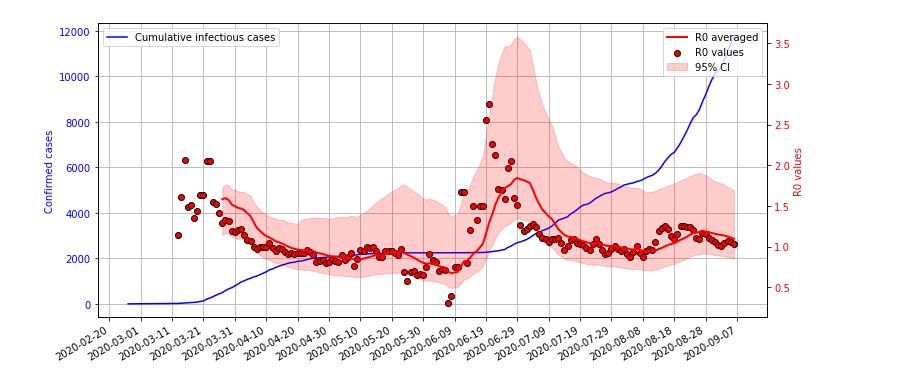
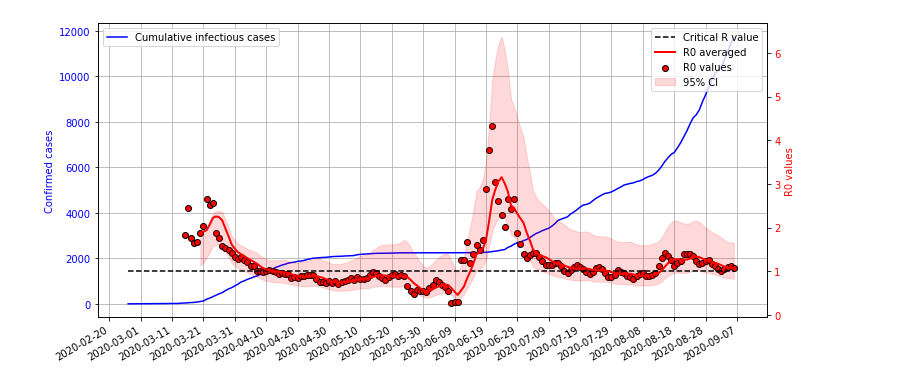
Before and after one commit to akapet00/coropy, a Jupyter notebook: sandbox/06-Basic-Reproduction-Number-Time-Series.ipynb, the cells around one changed output. Saved outputs shown, nothing was run; the diff lists cells and outputs as text; code cells hidden in the pictures.

```diff
--- a/sandbox/06-Basic-Reproduction-Number-Time-Series.ipynb
+++ b/sandbox/06-Basic-Reproduction-Number-Time-Series.ipynb
@@ -14,9 +15,15 @@ from covid_19 import R0
 confirmed_cases = np.loadtxt('../data/confirmed_cases.dat')
 daily_tests = np.loadtxt('../data/tests.dat')
 epidemics_start_date = dt.datetime(2020, 2, 26)
-averaging_period = 15
-shedding_period = 2
-delay = averaging_period + shedding_period - 1
+averaging_period = 16
+testing_delay = 3
+delay = averaging_period + testing_delay - 1
 # %%
-Rs = R0.estimate(confirmed_cases, averaging_period, shedding_period)
-Rs_smoothed = moving_average(Rs, averaging_period)
+Rs, daily_smooth = R0.estimate(confirmed_cases, averaging_period, testing_delay)
+Rs_smoothed = moving_average(Rs, ceil(averaging_period/testing_delay))
+
+lb_scaler, ub_scaler = R0.uncertainty_quantification(
+    sensitivity=0.85,
+    specificity=0.95,
+    confirmed_cases=confirmed_cases,
+    daily_tests=daily_tests)
@@ -29,33 +30,34 @@ lb_scaler, ub_scaler = R0.uncertainty_quantification(
 # %%
 epidemics_duration = confirmed_cases.size
 dates = mdates.drange(
     epidemics_start_date,
     epidemics_start_date + dt.timedelta(days=epidemics_duration),
     dt.timedelta(days=1))
 fig = plt.figure(figsize=(12, 6))
 ax1 = fig.add_subplot(111)
 ax1.plot(dates, confirmed_cases, 'b-', label='Cumulative infectious cases')
 ax1.tick_params(axis='y', labelcolor='blue')
 ax1.set_ylabel('Confirmed cases', color='blue')
 ax1.legend()
 ax1.grid(None)
 
 ax2 = ax1.twinx()
 ax2.scatter(dates[delay:], Rs, color='red', edgecolor='black', label='R0 values')
-ax2.plot(dates[2*delay - shedding_period:], Rs_smoothed, 'r-', linewidth=2, label='R0 averaged')
-ax2.fill_between(dates[2*delay - shedding_period:],
-                 lb_scaler[(2*delay - shedding_period):] * Rs_smoothed,
-                 ub_scaler[(2*delay - shedding_period):] * Rs_smoothed,
-                 color='r', alpha=0.2, label='95% CI')
+ax2.plot(dates, np.ones(dates.shape), 'k--', label='Critical R value')
+ax2.plot(dates[delay + averaging_period//testing_delay:], Rs_smoothed, 'r-', linewidth=2, label='R0 averaged')
+ax2.fill_between(dates[delay + averaging_period//testing_delay:],
+                 lb_scaler[delay + averaging_period//testing_delay:] * Rs_smoothed,
+                 ub_scaler[delay + averaging_period//testing_delay:] * Rs_smoothed,
+                 color='r', alpha=0.15, label='95% CI')
 ax2.tick_params(labelcolor='r')
 ax2.set_ylabel('R0 values', color='r')
 ax2.legend()
 
 fig.gca().xaxis.set_major_formatter(
     mdates.DateFormatter('%Y-%m-%d'))
 fig.gca().xaxis.set_major_locator(
     mdates.DayLocator(interval=10))
 fig.autofmt_xdate()
 plt.show()
 # %% [output]
-[figure, old version]
+[figure, new version]
```
Also changed, not shown: parts of 2 cells of this notebook.
